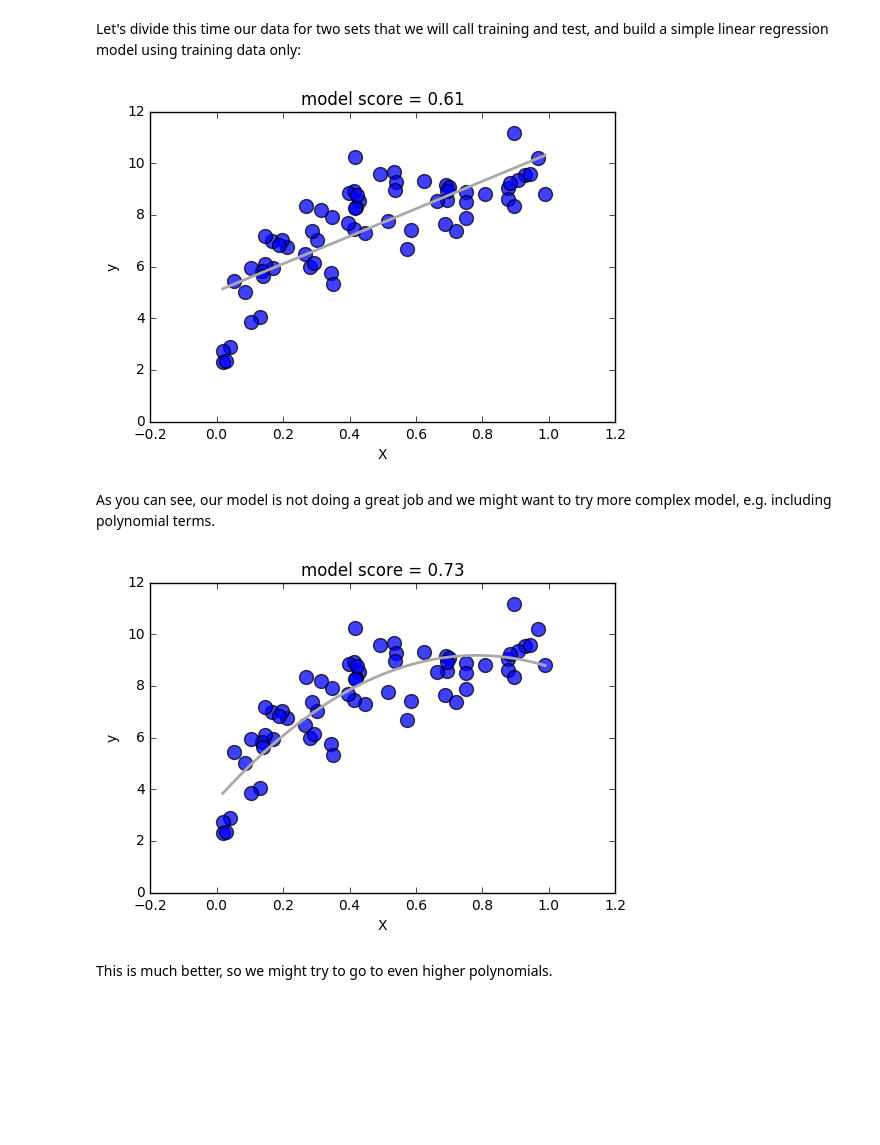
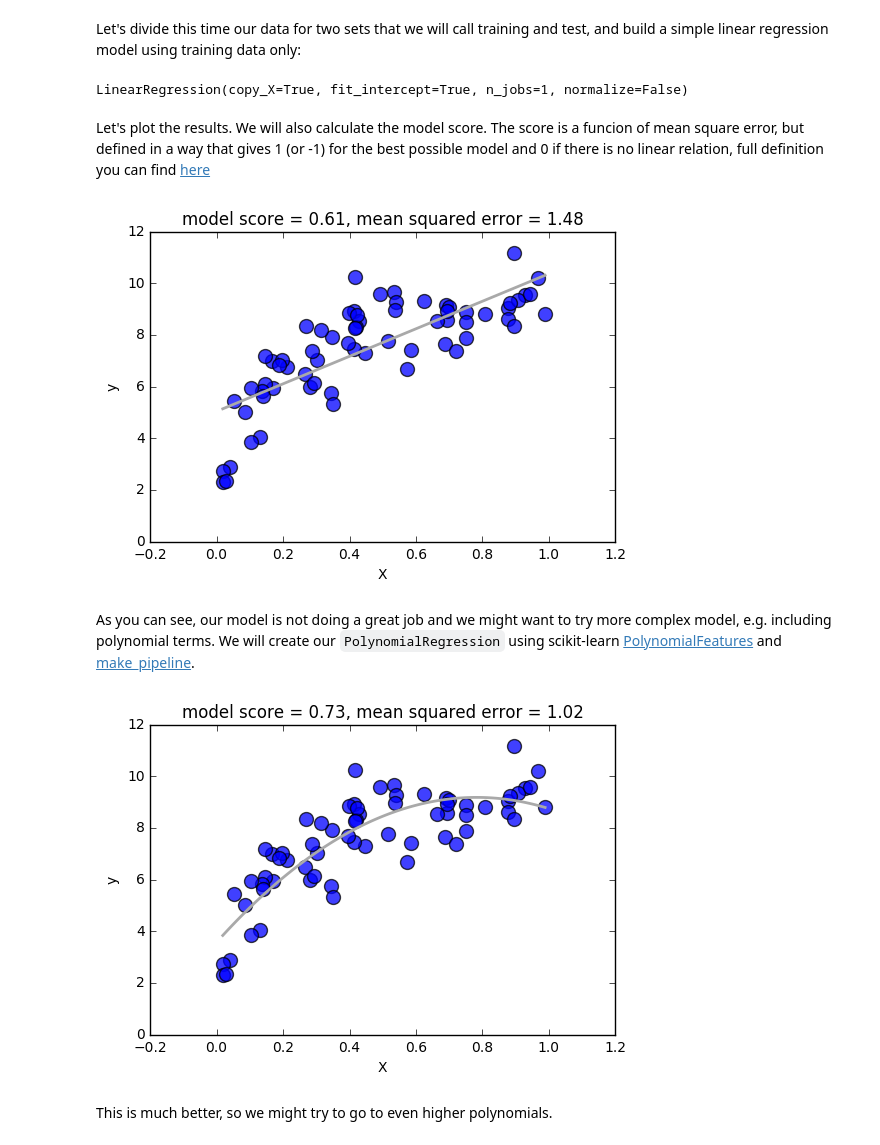
Before and after one commit to neuro-data-science/neuroML, a Jupyter notebook: notebooks/introductory_prediction_errors.ipynb, the cells around one changed output. Drawn from its saved outputs; the diff is of its cells as text; code cells hidden in the pictures; blank space fills up the shorter version.

Commit message:
changing general and prediction_errors; adding exercises and adding notebooks with solutions, creating nilearn notebooks (havent added solutions yet)

```diff
--- a/notebooks/introductory_prediction_errors.ipynb
+++ b/notebooks/introductory_prediction_errors.ipynb
@@ -29,29 +32,39 @@ plt.scatter(X.ravel(), y)
 Let's divide this time our data for two sets that we will call training and test, and build a simple linear regression model using training data only:
 # %%
 from sklearn.cross_validation import train_test_split
+from sklearn.linear_model import LinearRegression
+
 X_train, X_test, y_train, y_test = train_test_split(X, y, random_state=7)
+
+regr = LinearRegression()
+regr.fit(X_train, y_train)
+# %% [output]
+LinearRegression(copy_X=True, fit_intercept=True, n_jobs=1, normalize=False)
+# %% [markdown]
+Let's plot the results. We will also calculate the model score. The score is a funcion of mean square error, but defined in a way that gives 1 (or -1) for the best possible model and 0 if there is no linear relation, full definition you can find [here](http://scikit-learn.org/stable/modules/generated/sklearn.linear_model.LinearRegression.html#sklearn.linear_model.LinearRegression.score)
 # %%
-from sklearn.linear_model import LinearRegression
-regr = LinearRegression()
-regr.fit(X_train, y_train)
+from sklearn.metrics import mean_squared_error
 
 def plot_regr(X, y, model, color="b"):
     fig, ax = plt.subplots()
 
-    X_pr = np.linspace(X[:,0].min(), X[:,0].max(), 100)[:, np.newaxis]
-    y_pr = model.predict(X_pr)
-    ax.plot(X_pr, y_pr, color='darkgrey', linewidth=2)
+    X_plot = np.linspace(X[:,0].min(), X[:,0].max(), 100)[:, np.newaxis]
+    y_plot = model.predict(X_plot)
+    ax.plot(X_plot, y_plot, color='darkgrey', linewidth=2)
     ax.scatter(X[:,0], y, s=100, alpha=0.75, c=color)
 
-    ax.set_title("model score = {:03.2f}".format(model.score(X,y)))
+    y_pr = model.predict(X)
+    mse = mean_squared_error(y, y_pr)
+
+    ax.set_title("model score = {:03.2f}, mean squared error = {:4.2f}".format(model.score(X,y), mse))
     ax.set_xlabel('X')
     ax.set_ylabel('y')
 
 plot_regr(X_train, y_train, regr)
 # %% [output]
-[figure, old version]
+[figure, new version]
 # %% [markdown]
-As you can see, our model is not doing a great job and we might want to try more complex model, e.g. including polynomial terms.
+As you can see, our model is not doing a great job and we might want to try more complex model, e.g. including polynomial terms. We will create our ``PolynomialRegression`` using scikit-learn [PolynomialFeatures](http://scikit-learn.org/stable/modules/generated/sklearn.preprocessing.PolynomialFeatures.html) and [make_pipeline](http://scikit-learn.org/stable/modules/generated/sklearn.pipeline.make_pipeline.html).
 # %%
 from sklearn.preprocessing import PolynomialFeatures
 from sklearn.linear_model import LinearRegression
@@ -65,7 +78,7 @@ poly2 = PolynomialRegression(2)
 poly2.fit(X_train, y_train)
 plot_regr(X_train, y_train, poly2)
 # %% [output]
-[figure, old version]
+[figure, new version]
 # %% [markdown]
 This is much better, so we might try to go to even higher polynomials.
 # %%
```
Also changed, not shown: parts of 35 cells of this notebook, 8 other files.
